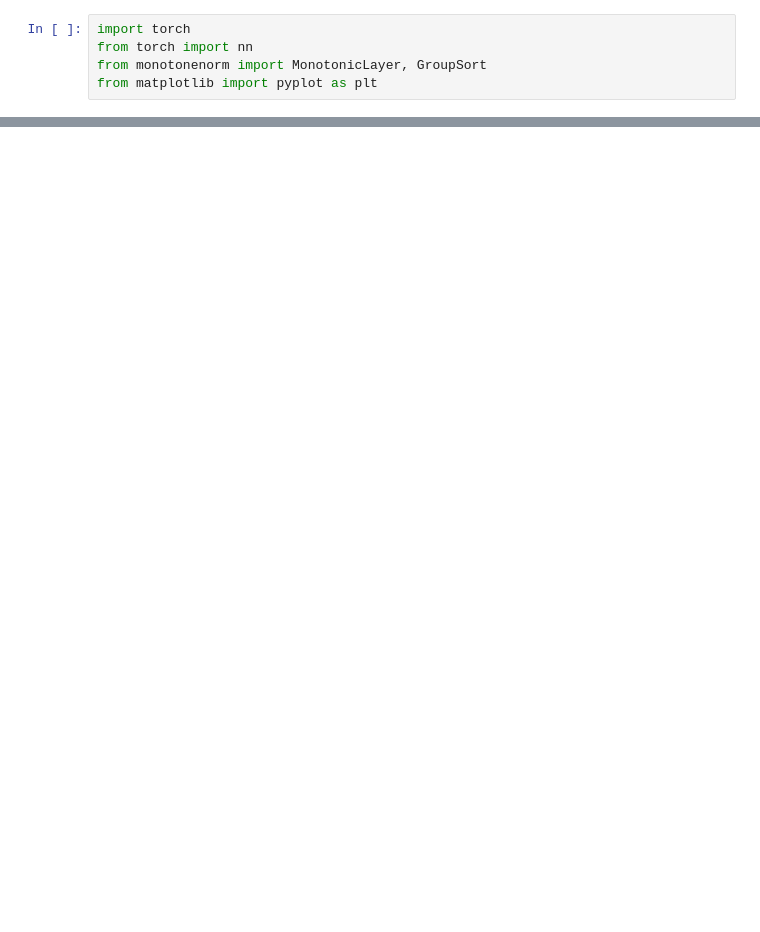
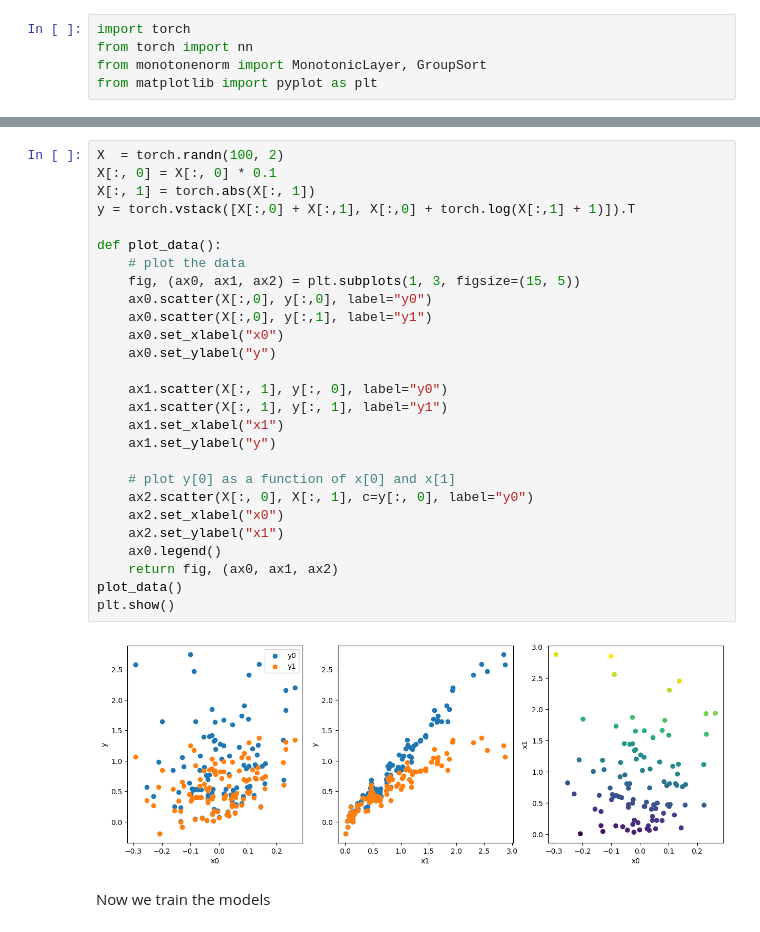
Before and after one commit to niklasnolte/MonotonicNetworks, a Jupyter notebook: BasicExample.ipynb, the cells around one changed output, grey strips where cells are left out. Cells and saved outputs as stored; diff of their text form; blank space fills up the shorter version.

Commit message:
[feat] added LMN training on toy setting

```diff
--- a/BasicExample.ipynb
+++ b/BasicExample.ipynb
@@ -71,0 +82,31 @@ rms: tensor([0.5133, 0.5936, 1.6659])
+# %%
+X  = torch.randn(100, 2)
+X[:, 0] = X[:, 0] * 0.1
+X[:, 1] = torch.abs(X[:, 1])
+y = torch.vstack([X[:,0] + X[:,1], X[:,0] + torch.log(X[:,1] + 1)]).T
+
+def plot_data():
+    # plot the data
+    fig, (ax0, ax1, ax2) = plt.subplots(1, 3, figsize=(15, 5))
+    ax0.scatter(X[:,0], y[:,0], label="y0")
+    ax0.scatter(X[:,0], y[:,1], label="y1")
+    ax0.set_xlabel("x0")
+    ax0.set_ylabel("y")
+
+    ax1.scatter(X[:, 1], y[:, 0], label="y0")
+    ax1.scatter(X[:, 1], y[:, 1], label="y1")
+    ax1.set_xlabel("x1")
+    ax1.set_ylabel("y")
+
+    # plot y[0] as a function of x[0] and x[1]
+    ax2.scatter(X[:, 0], X[:, 1], c=y[:, 0], label="y0")
+    ax2.set_xlabel("x0")
+    ax2.set_ylabel("x1")
+    ax0.legend()
+    return fig, (ax0, ax1, ax2)
+plot_data()
+plt.show()
+# %% [output]
+[figure, added]
+# %% [markdown]
+Now we train the models
```
Also changed, not shown: parts of 10 cells of this notebook.
